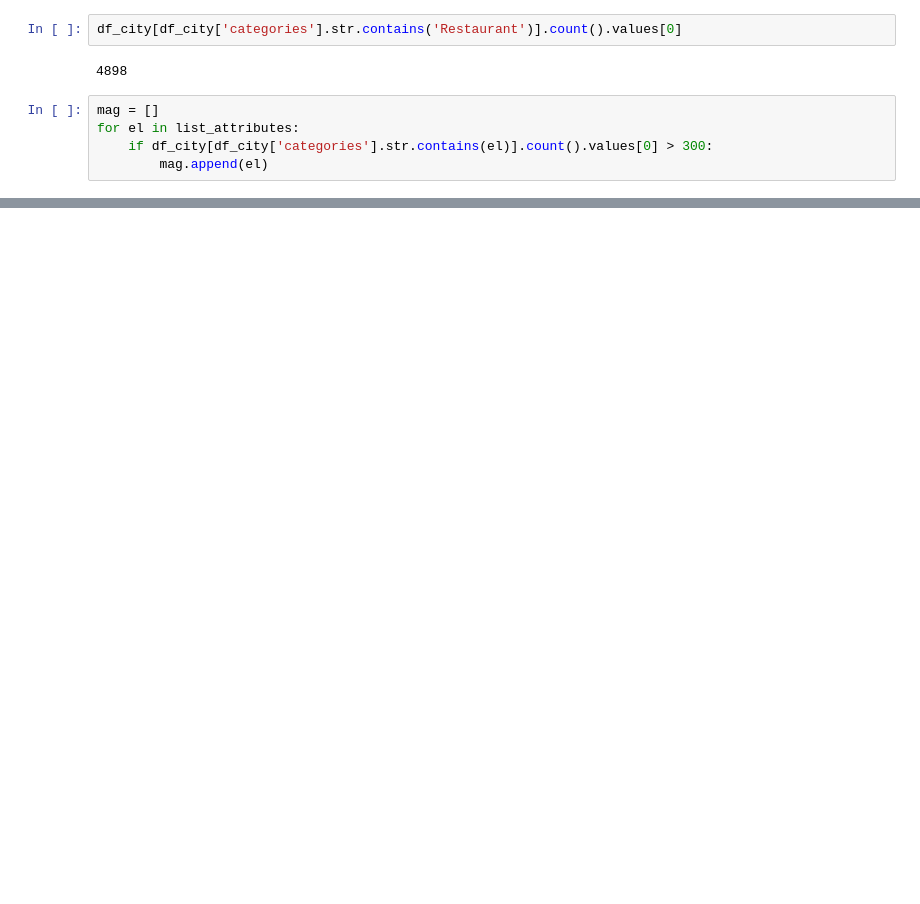
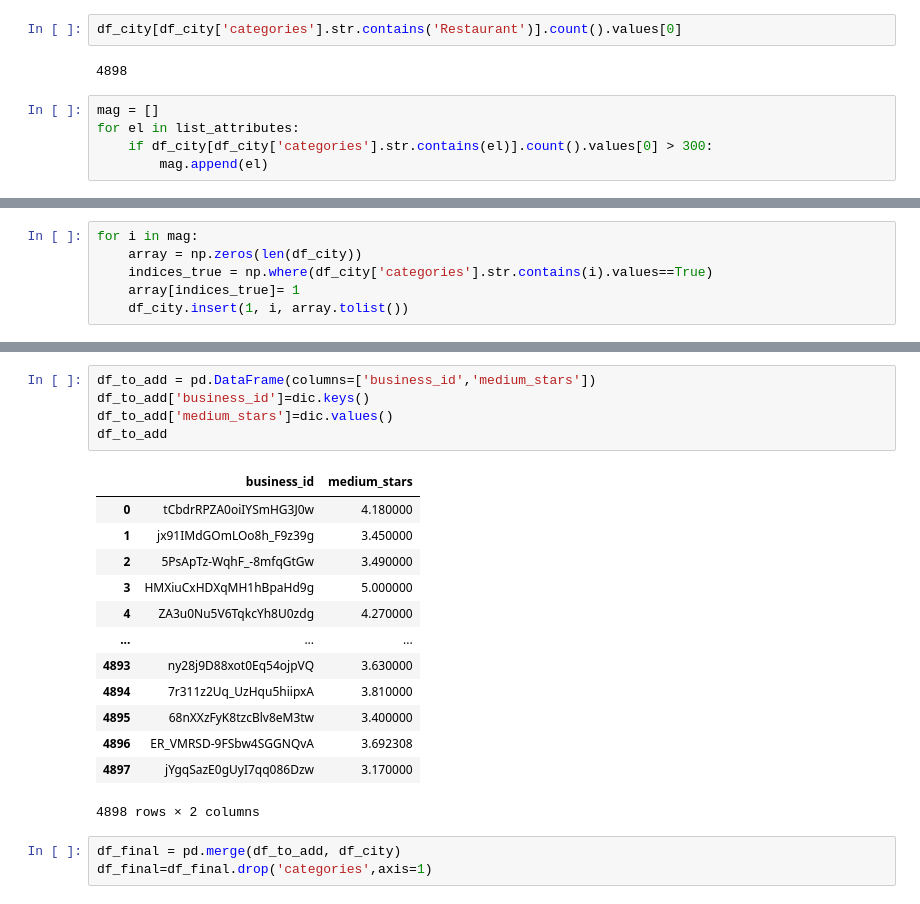
Before and after one commit to lucarossi9/Statistical-computation-project-2, a Jupyter notebook: closing_restaurants.ipynb, the cells around one changed output, grey strips where cells are left out. Cells and saved outputs as stored; diff of their text form; blank space fills up the shorter version.

```diff
--- a/closing_restaurants.ipynb
+++ b/closing_restaurants.ipynb
@@ -395,0 +413,6 @@ for i in range(4):
+# %%
+for i in mag:
+    array = np.zeros(len(df_city))
+    indices_true = np.where(df_city['categories'].str.contains(i).values==True)
+    array[indices_true]= 1
+    df_city.insert(1, i, array.tolist())
@@ -395,0 +453,22 @@ for i in range(4):
+# %%
+df_to_add = pd.DataFrame(columns=['business_id','medium_stars'])
+df_to_add['business_id']=dic.keys()
+df_to_add['medium_stars']=dic.values()
+df_to_add
+# %% [output]
+|  | business_id | medium_stars |
+| 0 | tCbdrRPZA0oiIYSmHG3J0w | 4.180000 |
+| 1 | jx91IMdGOmLOo8h_F9z39g | 3.450000 |
+| 2 | 5PsApTz-WqhF_-8mfqGtGw | 3.490000 |
+| 3 | HMXiuCxHDXqMH1hBpaHd9g | 5.000000 |
+| 4 | ZA3u0Nu5V6TqkcYh8U0zdg | 4.270000 |
+| ... | ... | ... |
+| 4893 | ny28j9D88xot0Eq54ojpVQ | 3.630000 |
+| 4894 | 7r311z2Uq_UzHqu5hiipxA | 3.810000 |
+| 4895 | 68nXXzFyK8tzcBlv8eM3tw | 3.400000 |
+| 4896 | ER_VMRSD-9FSbw4SGGNQvA | 3.692308 |
+| 4897 | jYgqSazE0gUyI7qq086Dzw | 3.170000 |
+4898 rows × 2 columns
+# %%
+df_final = pd.merge(df_to_add, df_city)
+df_final=df_final.drop('categories',axis=1)
```
Also changed, not shown: parts of 12 cells of this notebook.
